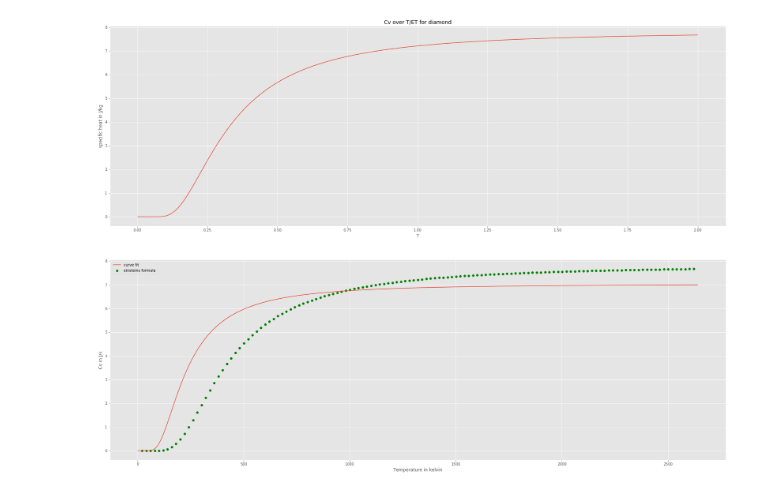
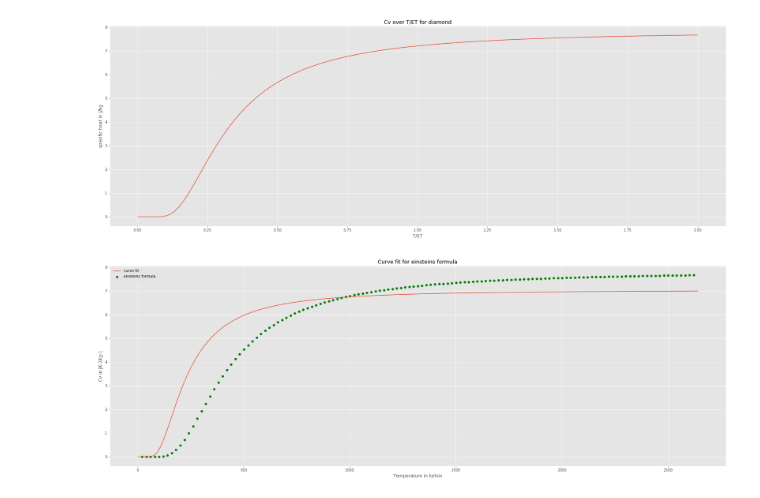
Before and after one commit to Aasrith1906/Mentorship-Program, a Jupyter notebook: session 3/Session 3 (specific heat).ipynb, the cells around one changed output. Cells and saved outputs as stored; diff of their text form; code cells hidden in the pictures.

```diff
--- a/session 3/Session 3 (specific heat).ipynb
+++ b/session 3/Session 3 (specific heat).ipynb
@@ -42,7 +42,7 @@ class EinsteinFormula():
         plt.plot(self.t_s/self.ET , self.cv)
 
 
-        plt.xlabel("T")
+        plt.xlabel("T/ET")
         plt.ylabel("specific heat in J/kg")
         plt.show()
 # %%
@@ -60,25 +60,26 @@ e.Plot()
 # %%
 #curve fitting data from Einsteins formula
 
 from scipy.optimize import curve_fit
 import math
 
 
 cv_list_no_nan = [0 if math.isnan(x) else x for x in e.cv]
 
 params , pcov = curve_fit(SinglePoint , e.t_s , cv_list_no_nan)
 
-new_cv = SinglePoint(e.t_s , *params)
+new_cv = [SinglePoint(t , *params) for t in e.t_s]
 
 plt.figure(figsize=(30,10))
+plt.title("Curve fit for einsteins formula")
 plt.scatter(e.t_s[::200] , e.cv[::200] , color = 'green' , label='ro')
 plt.plot(e.t_s , new_cv)
 plt.legend(["curve fit" , "einsteins formula"])
 plt.xlabel("Temperature in kelvin")
-plt.ylabel("Cv in J/k")
+plt.ylabel("Cv in JK-1Kg-1")
 plt.show()
 # %% [output]
-[figure, old version]
+[figure, new version]
 # %%
 from scipy import integrate
 
```
Also changed, not shown: parts of 8 cells of this notebook.
